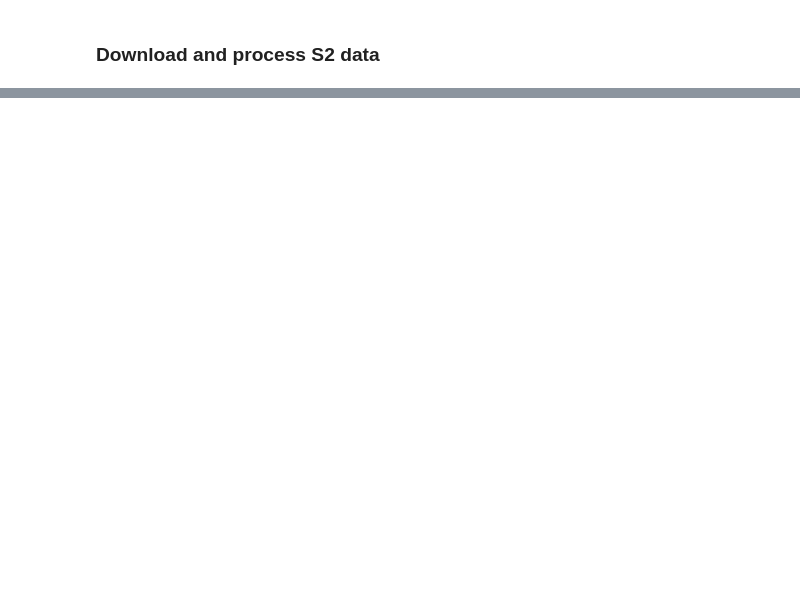
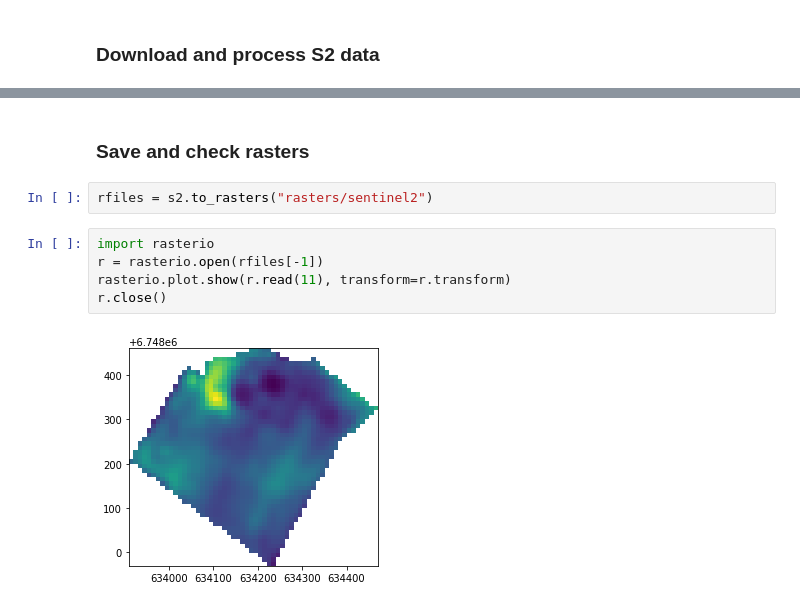
Before and after one commit to TwinYields/twinyields-python, a Jupyter notebook: examples/sentinel2_example.ipynb, the cells around one changed output, grey strips where cells are left out. Drawn from its saved outputs; the diff is of its cells as text; blank space fills up the shorter version.

```diff
--- a/examples/sentinel2_example.ipynb
+++ b/examples/sentinel2_example.ipynb
@@ -78,0 +82,11 @@ s2.zone_data["zone0"].band_data[0,0,:,:].plot()
+# %% [markdown]
+### Save and check rasters
+# %%
+rfiles = s2.to_rasters("rasters/sentinel2")
+# %%
+import rasterio
+r = rasterio.open(rfiles[-1])
+rasterio.plot.show(r.read(11), transform=r.transform)
+r.close()
+# %% [output]
+[figure, added]
```
Also changed, not shown: parts of 5 cells of this notebook, 7 other files.
